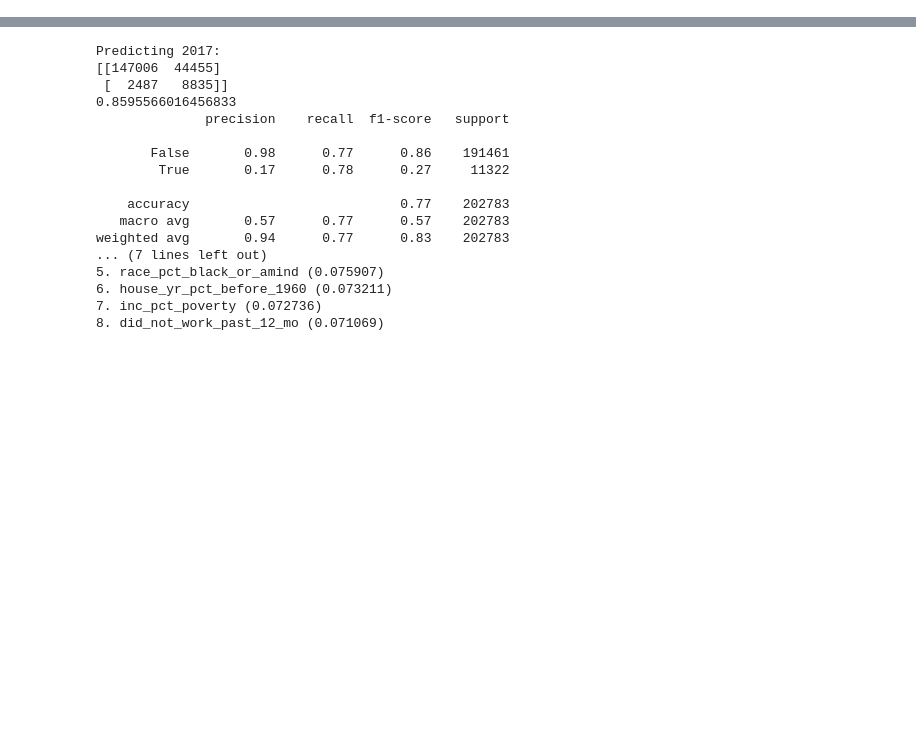
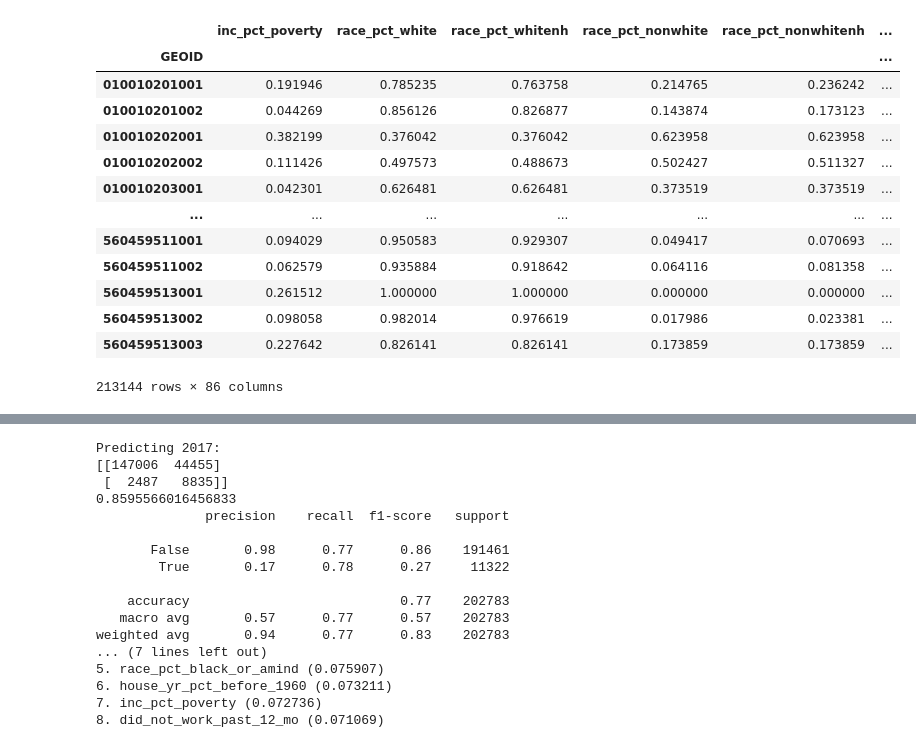
Before and after one commit to DataKind-DC/rcp2, a Jupyter notebook: testScript.ipynb, the cells around one changed output, grey strips where cells are left out. Cells and saved outputs as stored; diff of their text form; code cells hidden in the pictures; blank space fills up the shorter version.

```diff
--- a/testScript.ipynb
+++ b/testScript.ipynb
@@ -7,6 +7,23 @@ from src.models.ModelClasses import FireRiskModels, SmokeAlarmModels
 from matplotlib import pyplot as plt
 # %%
 ACS =  DataLoaders.ACSData(2016,'block_group')
+# %%
+ACS.data
+# %% [output]
+|  | inc_pct_poverty | race_pct_white | race_pct_whitenh | race_pct_nonwhite | race_pct_nonwhitenh | ... |
+| GEOID |  |  |  |  |  | ... |
+| 010010201001 | 0.191946 | 0.785235 | 0.763758 | 0.214765 | 0.236242 | ... |
+| 010010201002 | 0.044269 | 0.856126 | 0.826877 | 0.143874 | 0.173123 | ... |
+| 010010202001 | 0.382199 | 0.376042 | 0.376042 | 0.623958 | 0.623958 | ... |
+| 010010202002 | 0.111426 | 0.497573 | 0.488673 | 0.502427 | 0.511327 | ... |
+| 010010203001 | 0.042301 | 0.626481 | 0.626481 | 0.373519 | 0.373519 | ... |
+| ... | ... | ... | ... | ... | ... | ... |
+| 560459511001 | 0.094029 | 0.950583 | 0.929307 | 0.049417 | 0.070693 | ... |
+| 560459511002 | 0.062579 | 0.935884 | 0.918642 | 0.064116 | 0.081358 | ... |
+| 560459513001 | 0.261512 | 1.000000 | 1.000000 | 0.000000 | 0.000000 | ... |
+| 560459513002 | 0.098058 | 0.982014 | 0.976619 | 0.017986 | 0.023381 | ... |
+| 560459513003 | 0.227642 | 0.826141 | 0.826141 | 0.173859 | 0.173859 | ... |
+213144 rows × 86 columns
 # %%
 NFIRS = DataLoaders.NFIRSData('block_group',ACS.tot_pop)
 NFIRS_Sev = DataLoaders.NFIRSData('block_group',ACS.tot_pop,sev=True)
```
Also changed, not shown: parts of 9 cells of this notebook, 1 other file.
